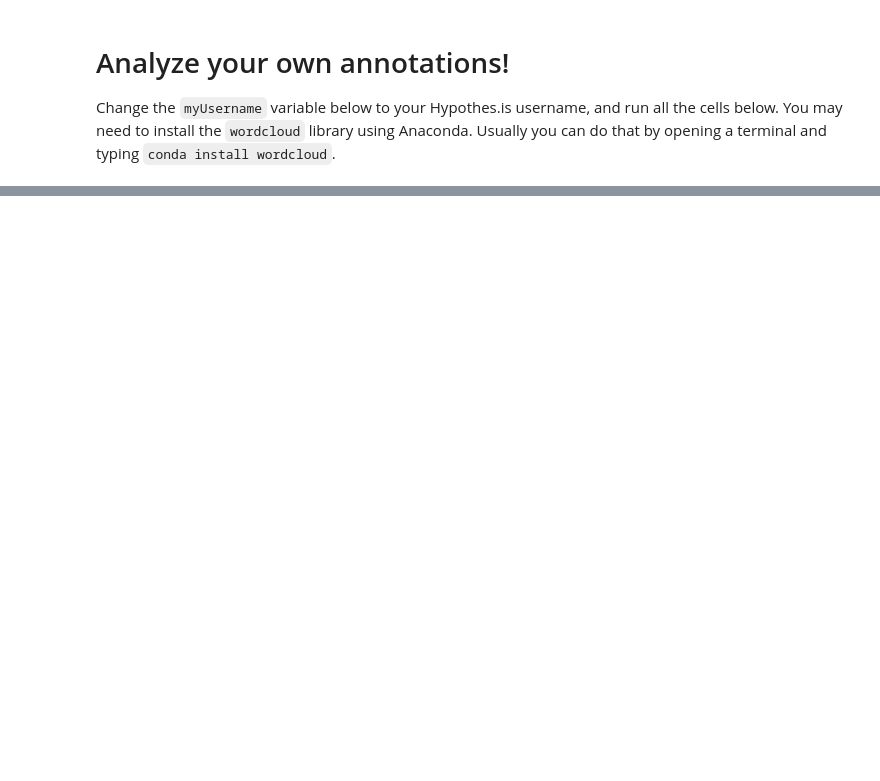
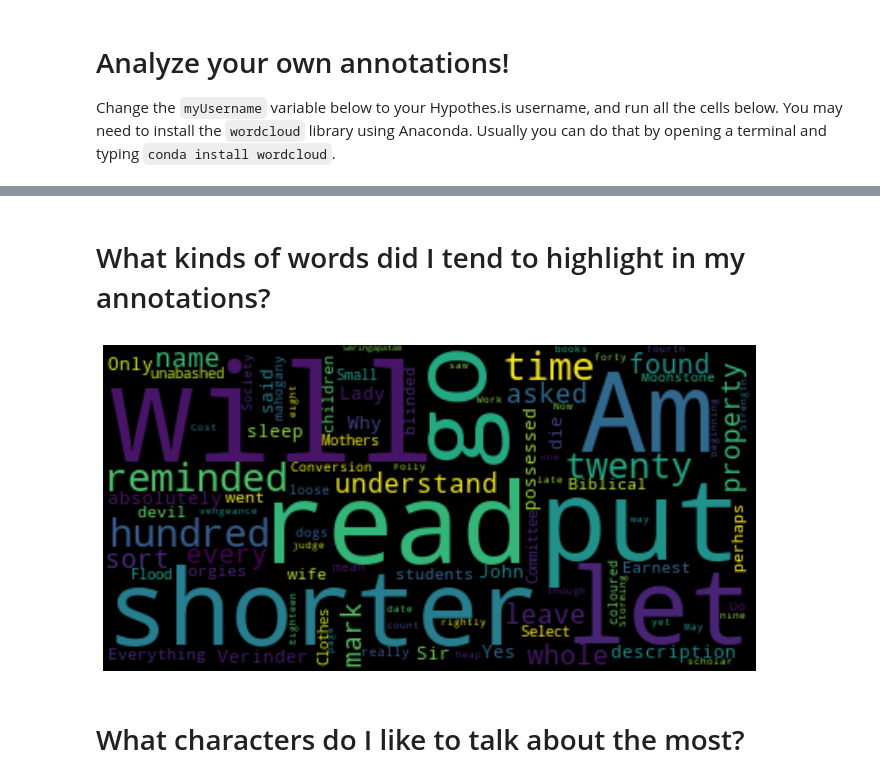
Before and after one commit to JonathanReeve/course-computational-literary-analysis, a Jupyter notebook: Meta/annotation-analysis.ipynb, the cells around one changed output, grey strips where cells are left out. Saved outputs shown, nothing was run; the diff lists cells and outputs as text; code cells hidden in the pictures; blank space fills up the shorter version.

Commit message:
add annotation analysis notebook for 2020

```diff
--- a/Meta/annotation-analysis.ipynb
+++ b/Meta/annotation-analysis.ipynb
@@ -83,0 +90,26 @@ df = plotUser(myUsername)
+# %% [markdown]
+# What kinds of words did I tend to highlight in my annotations?
+# %%
+def getHighlighted(username):
+    myAnnotations = getUserAnnotations('JonathanReeve')
+    myTargets = [annotation['target'] for annotation in myAnnotations['rows']]
+    highlights = []
+    for target in myTargets:
+        for innerTarget in target:
+            if 'selector' in innerTarget:
+                selector = innerTarget['selector']
+                for innerSelector in selector:
+                    if 'type' in innerSelector:
+                        # This is starting to get really annoying
+                        if innerSelector['type'] == 'TextQuoteSelector':
+                            highlightedText = innerSelector['exact']
+                            highlights.append(highlightedText)
+    myWordcloud = wordcloud.WordCloud().generate(' '.join(highlights))
+    plt.imshow(myWordcloud, interpolation='bilinear')
+    plt.axis("off")
+# %%
+getHighlighted(myUsername)
+# %% [output]
+[figure, added]
+# %% [markdown]
+# What characters do I like to talk about the most?
```
Also changed, not shown: parts of 9 cells of this notebook.
